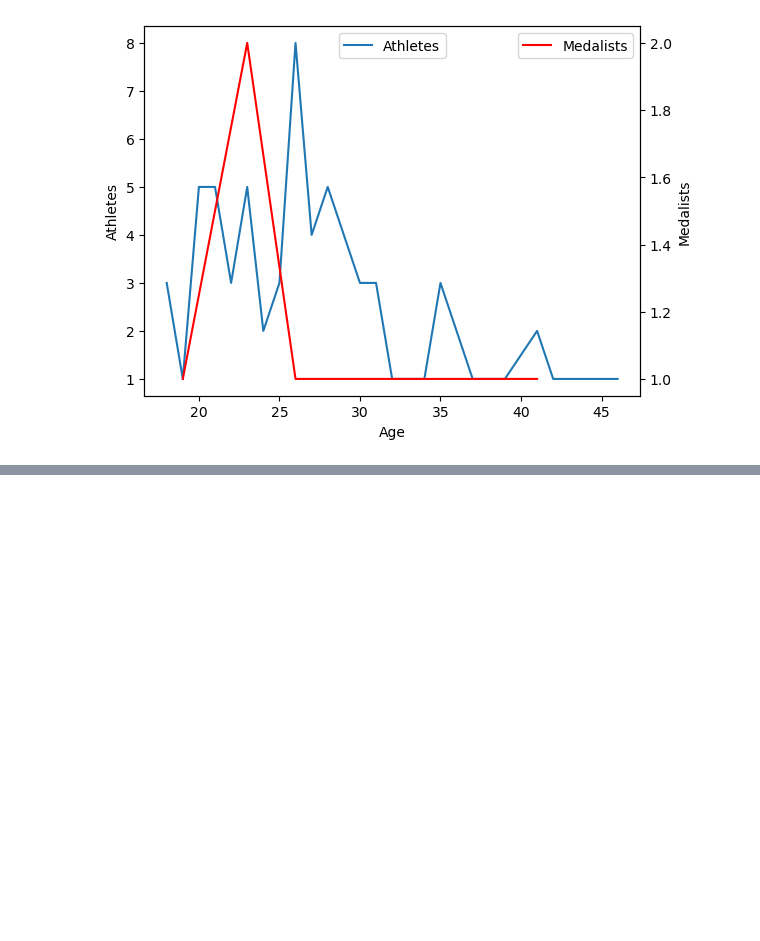
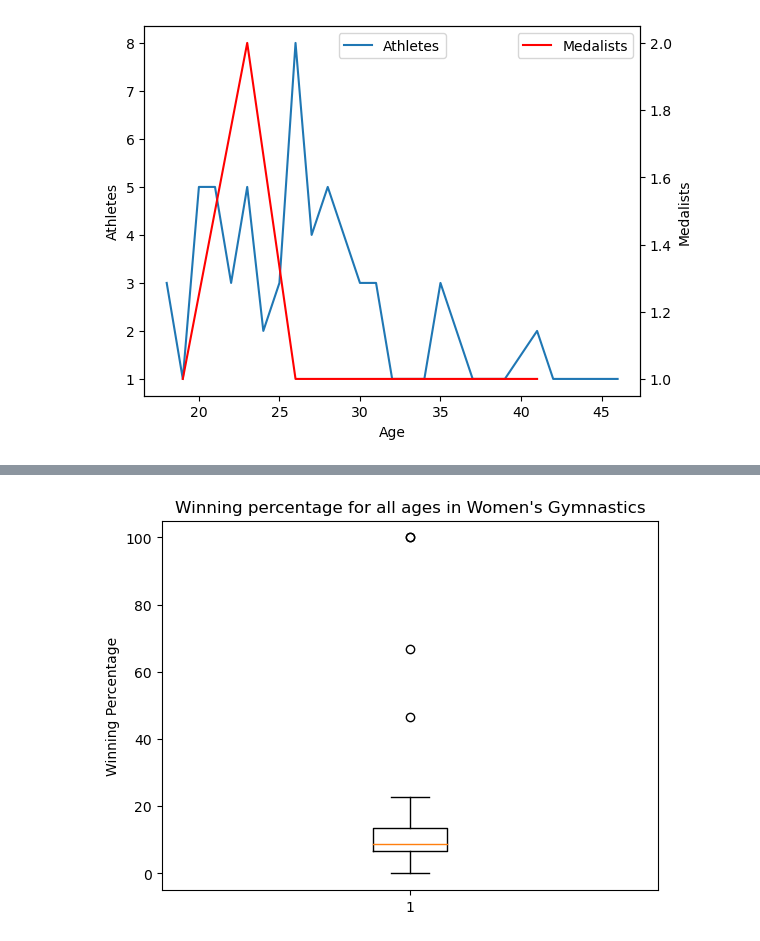
Before and after one commit to mattsturt1/olympic-de-project-, a Jupyter notebook: andreawork_code.ipynb, the cells around one changed output, grey strips where cells are left out. Cells and saved outputs as stored; diff of their text form; code cells hidden in the pictures; blank space fills up the shorter version.

```diff
--- a/andreawork_code.ipynb
+++ b/andreawork_code.ipynb
@@ -162,0 +227,9 @@ plt.show()
+# %%
+fig4,ax4 = plt.subplots()
+new_proportions = [i*100 for i in proportions]
+ax4.boxplot(new_proportions)
+ax4.set_ylabel("Winning Percentage")
+ax4.set_title("Winning percentage for all ages in Women's Gymnastics")
+plt.show()
+# %% [output]
+[figure, added]
```
Also changed, not shown: parts of 7 cells of this notebook.
